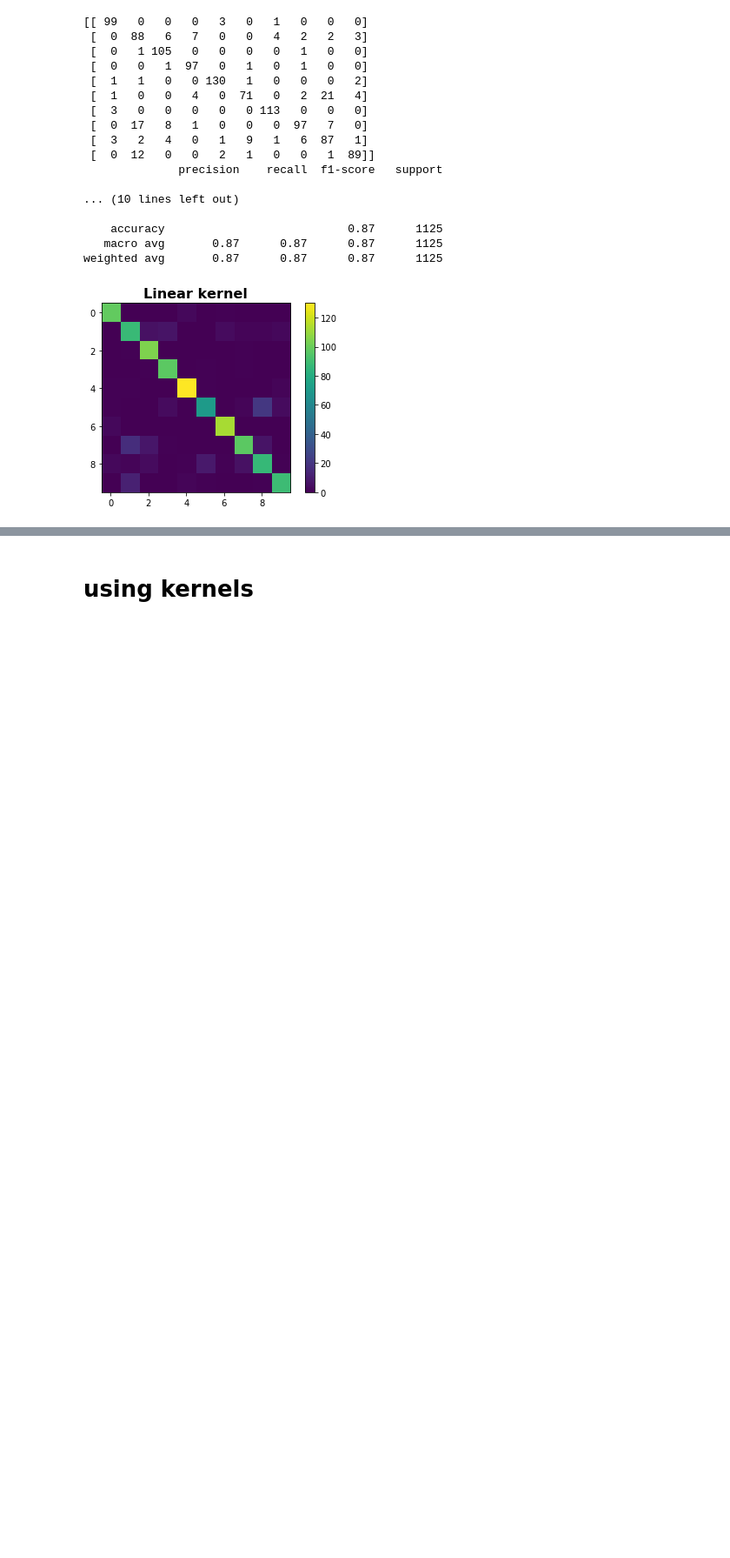
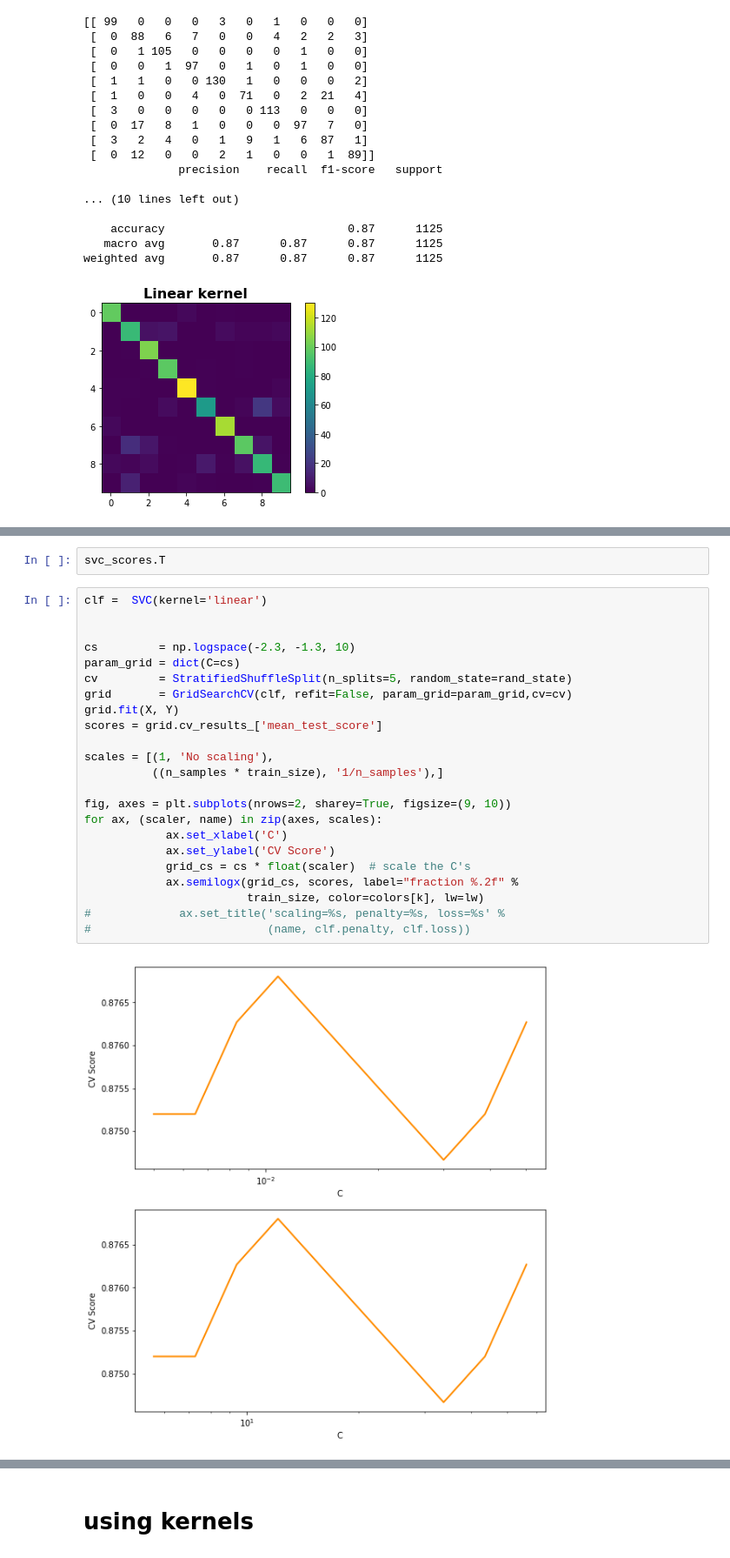
Before and after one commit to MaryZolfaghar/HandWrittenDigitPrediction, a Jupyter notebook: jupyters/tinkering_datasets.ipynb, the cells around one changed output, grey strips where cells are left out. Shown at 87% size. Drawn from its saved outputs; the diff is of its cells as text; blank space fills up the shorter version.

```diff
--- a/jupyters/tinkering_datasets.ipynb
+++ b/jupyters/tinkering_datasets.ipynb
@@ -87,0 +215,27 @@ weighted avg       0.87      0.87      0.87      1125
+# %%
+svc_scores.T
+# %%
+clf =  SVC(kernel='linear')
+
+
+cs         = np.logspace(-2.3, -1.3, 10)
+param_grid = dict(C=cs)
+cv         = StratifiedShuffleSplit(n_splits=5, random_state=rand_state)
+grid       = GridSearchCV(clf, refit=False, param_grid=param_grid,cv=cv)
+grid.fit(X, Y)
+scores = grid.cv_results_['mean_test_score']
+
+scales = [(1, 'No scaling'),
+          ((n_samples * train_size), '1/n_samples'),]
+
+fig, axes = plt.subplots(nrows=2, sharey=True, figsize=(9, 10))
+for ax, (scaler, name) in zip(axes, scales):
+            ax.set_xlabel('C')
+            ax.set_ylabel('CV Score')
+            grid_cs = cs * float(scaler)  # scale the C's
+            ax.semilogx(grid_cs, scores, label="fraction %.2f" %
+                        train_size, color=colors[k], lw=lw)
+#             ax.set_title('scaling=%s, penalty=%s, loss=%s' %
+#                          (name, clf.penalty, clf.loss))
+# %% [output]
+[figure, added]
```
Also changed, not shown: parts of 12 cells of this notebook, 6 other files.
